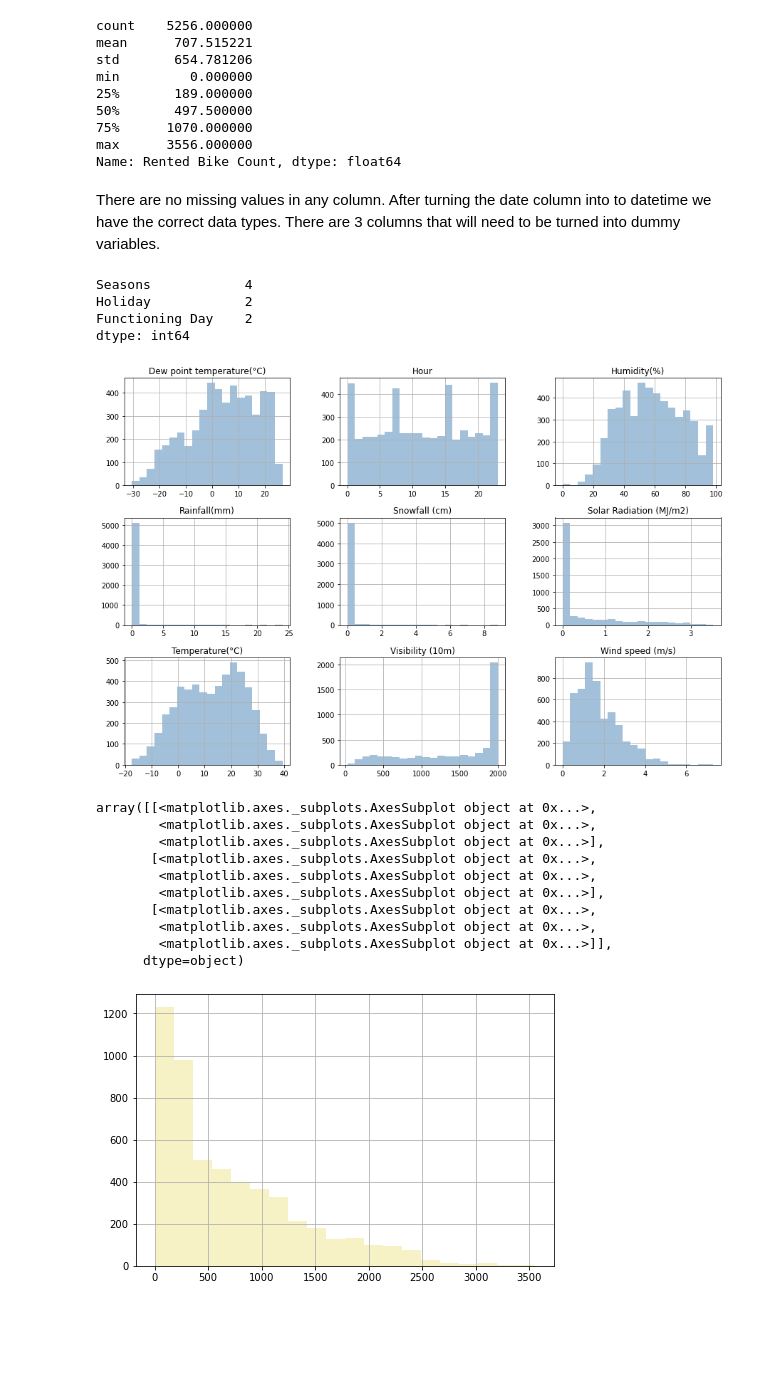
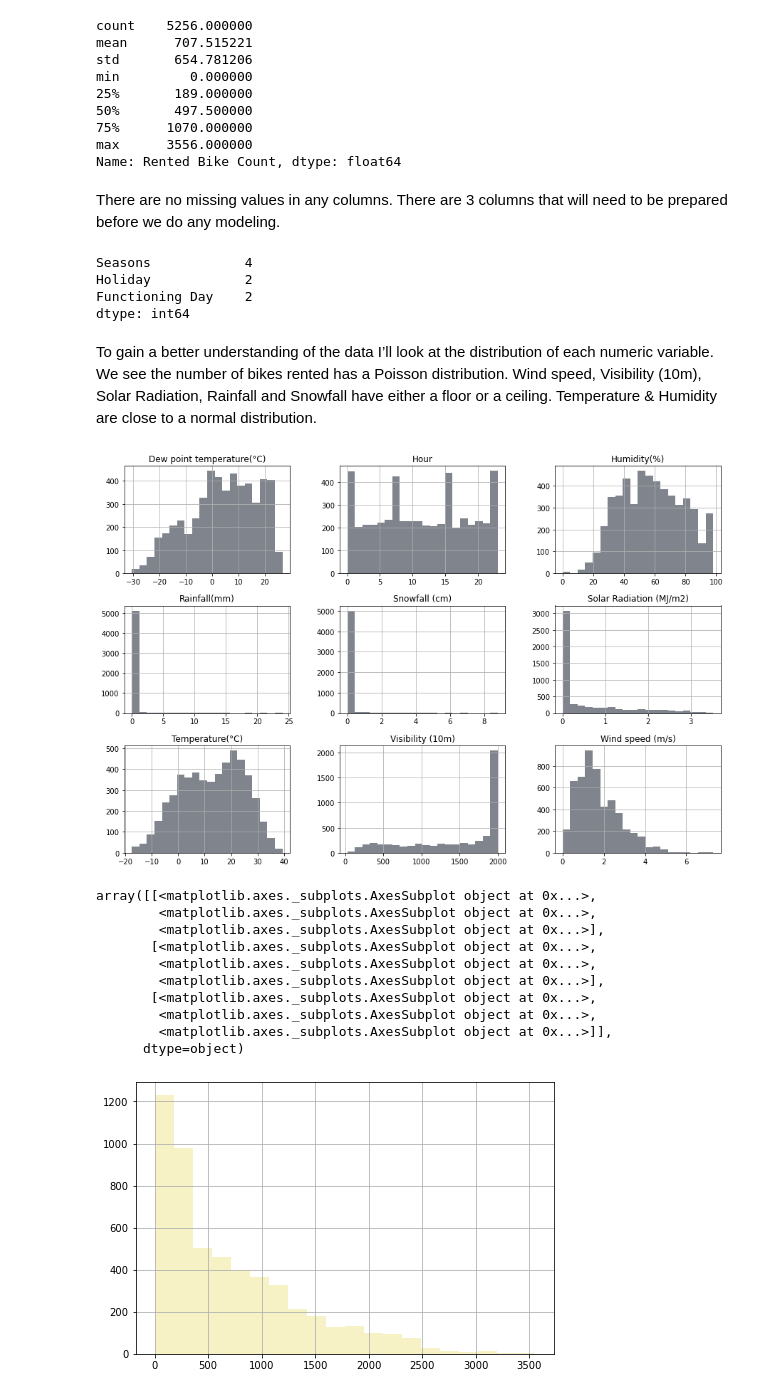
Before and after one commit to baughben/ML_Projects, a Jupyter notebook: SeoulBikeSharingDemand/BikeShare_ML.ipynb, the cells around one changed output. Cells and saved outputs as stored; diff of their text form; code cells hidden in the pictures; blank space fills up the shorter version.

```diff
--- a/SeoulBikeSharingDemand/BikeShare_ML.ipynb
+++ b/SeoulBikeSharingDemand/BikeShare_ML.ipynb
@@ -153,7 +158,7 @@ min         0.000000
 max      3556.000000
 Name: Rented Bike Count, dtype: float64
 # %% [markdown]
-There are no missing values in any column. After turning the date column into to datetime we have the correct data types. There are 3 columns that will need to be turned into dummy variables.
+There are no missing values in any columns. There are 3 columns that will need to be prepared before we do any modeling.
 # %%
 print(X_train[['Seasons','Holiday','Functioning Day']].nunique() )
 # %% [output]
@@ -161,11 +166,13 @@ Seasons            4
 Holiday            2
 Functioning Day    2
 dtype: int64
+# %% [markdown]
+To gain a better understanding of the data I’ll look at the distribution of each numeric variable. We see the number of bikes rented has a Poisson distribution. Wind speed, Visibility (10m), Solar Radiation, Rainfall and Snowfall have either a floor or a ceiling. Temperature & Humidity are close to a normal distribution.
 # %%
 # The Distributions of all the numeric variables
-X_train.hist(color='steelblue', alpha=0.5, figsize=(15,10), bins=20)
+X_train.hist(color='#010a1c', alpha=0.5, figsize=(15,10), bins=20)
 # %% [output]
-[figure, old version]
+[figure, new version]
 array([[<matplotlib.axes._subplots.AxesSubplot object at 0x...>,
         <matplotlib.axes._subplots.AxesSubplot object at 0x...>,
         <matplotlib.axes._subplots.AxesSubplot object at 0x...>],
```
Also changed, not shown: parts of 37 cells of this notebook.
